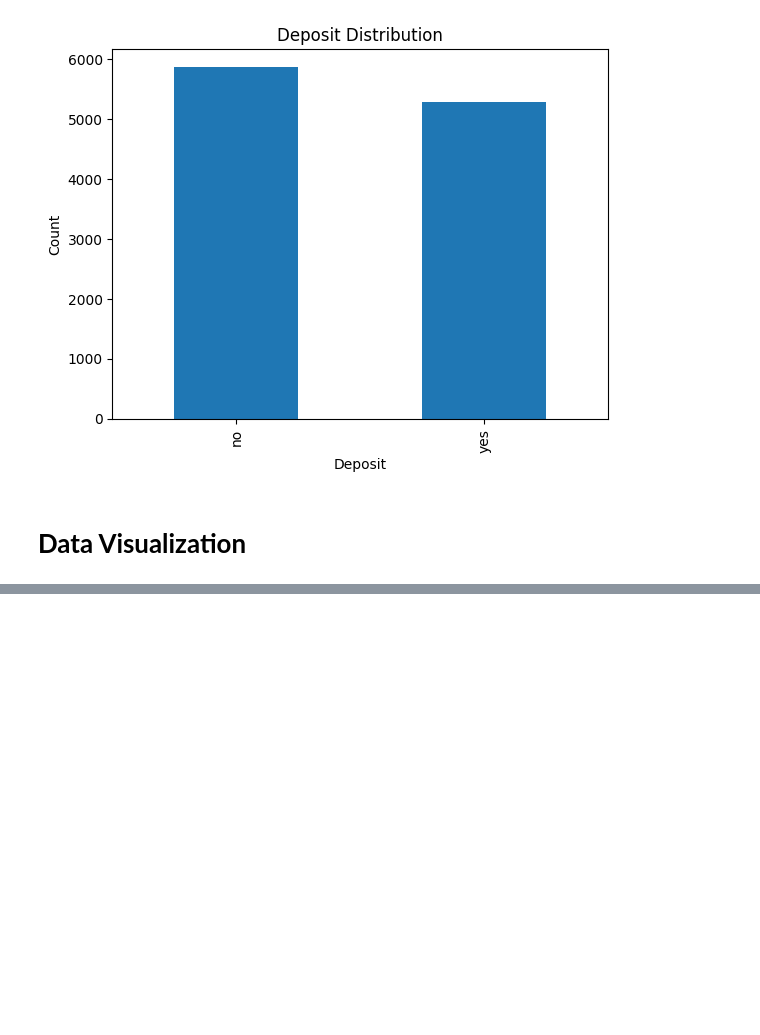
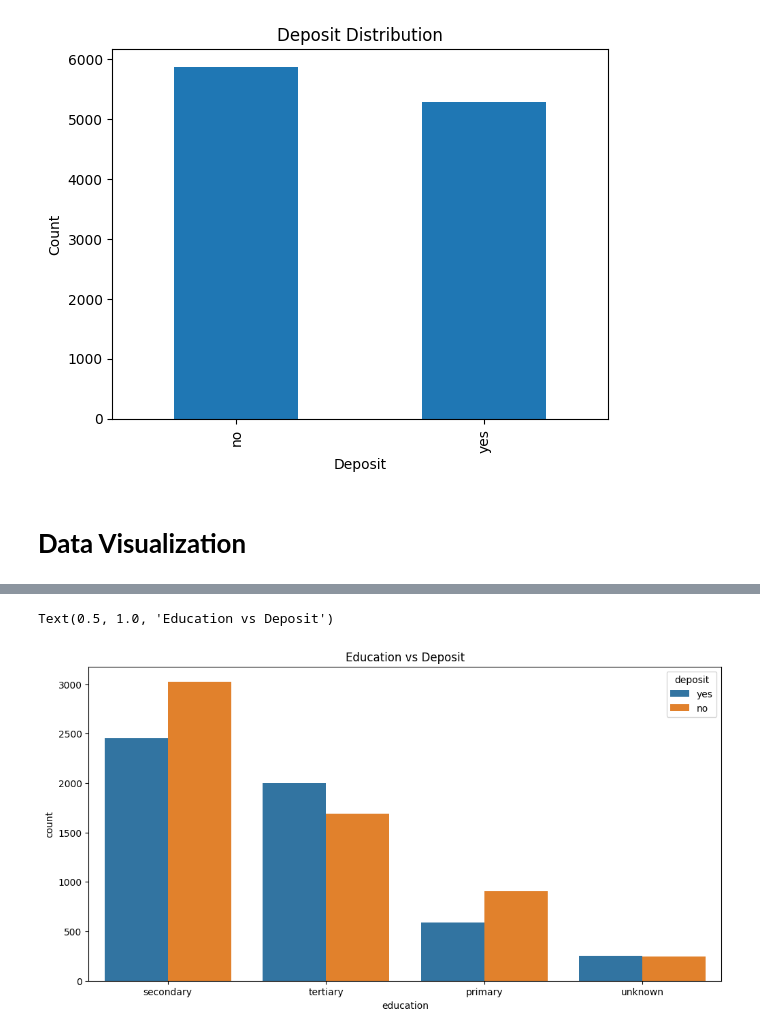
Before and after one commit to shahdelmasry12/Data-Mining-Project, a Jupyter notebook: Bank_Marketing_Effectiveness_Prediction.ipynb, the cells around one changed output, grey strips where cells are left out. Cells and saved outputs as stored; diff of their text form; code cells hidden in the pictures; blank space fills up the shorter version.

```diff
--- a/Bank_Marketing_Effectiveness_Prediction.ipynb
+++ b/Bank_Marketing_Effectiveness_Prediction.ipynb
@@ -158,0 +180,8 @@ Name: proportion, dtype: float64
+# %%
+# education vs deposit
+plt.figure(figsize=(12, 6))
+sns.countplot(x="education", hue="deposit", data=df)
+plt.title("Education vs Deposit")
+# %% [output]
+Text(0.5, 1.0, 'Education vs Deposit')
+[figure, added]
```
Also changed, not shown: parts of 15 cells of this notebook.
